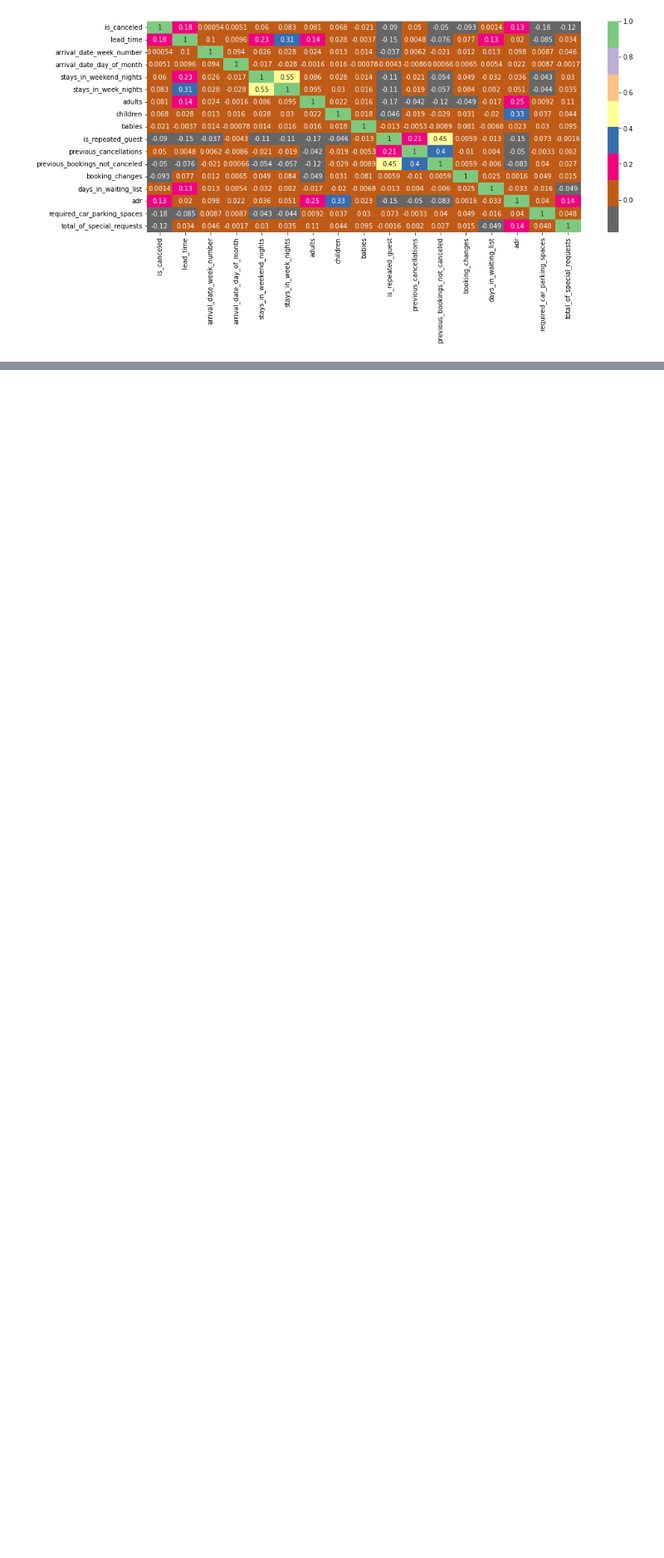
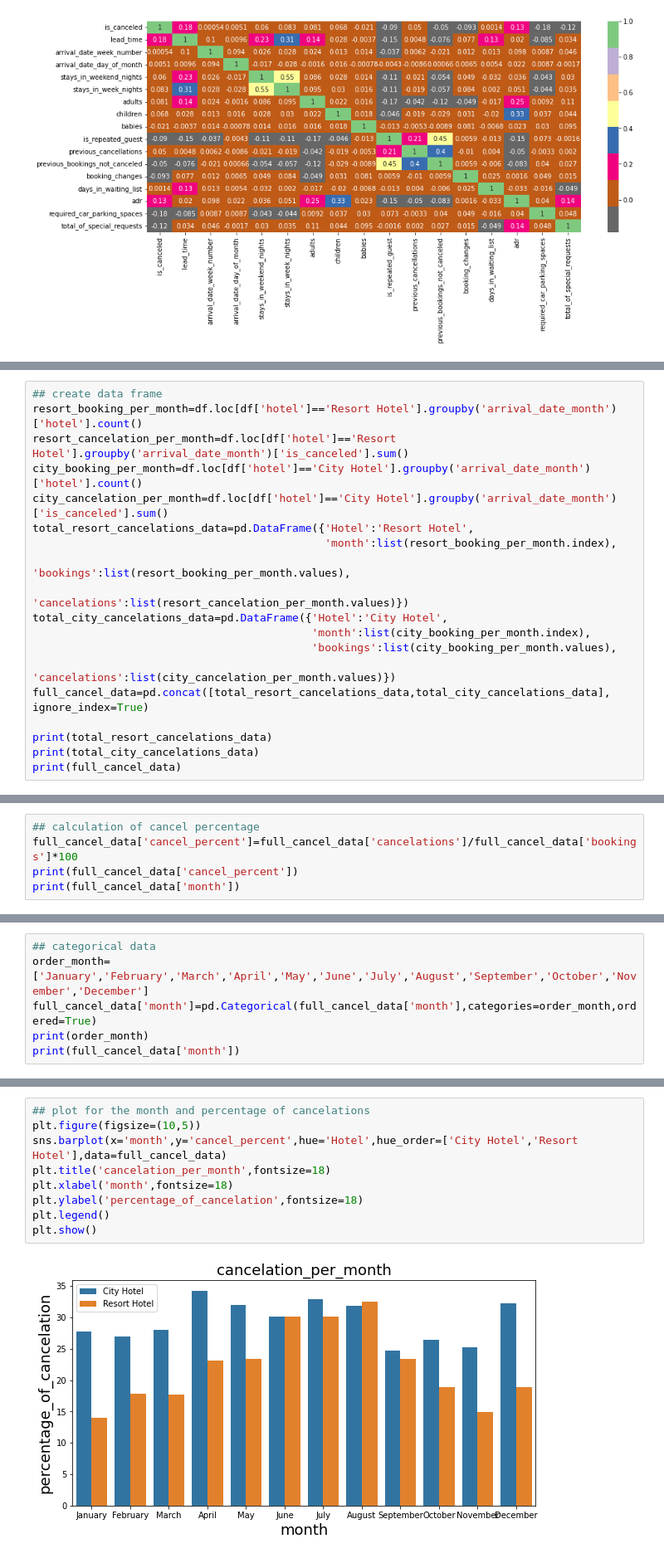
Before and after one commit to sudhakarkothuru/Exploratory-Data-Analysis-on-Hotel-Bookings, a Jupyter notebook: Exploratory_Data_Analysis_on_Hotel_Bookings_Capstone_Project.ipynb, the cells around one changed output, grey strips where cells are left out. Shown at 83% size. Saved outputs shown, nothing was run; the diff lists cells and outputs as text; blank space fills up the shorter version.

Commit message:
Data Modeling

```diff
--- a/Exploratory_Data_Analysis_on_Hotel_Bookings_Capstone_Project.ipynb
+++ b/Exploratory_Data_Analysis_on_Hotel_Bookings_Capstone_Project.ipynb
@@ -529,0 +582,19 @@ df.corr()
+# %%
+## create data frame
+resort_booking_per_month=df.loc[df['hotel']=='Resort Hotel'].groupby('arrival_date_month')['hotel'].count()
+resort_cancelation_per_month=df.loc[df['hotel']=='Resort Hotel'].groupby('arrival_date_month')['is_canceled'].sum()
+city_booking_per_month=df.loc[df['hotel']=='City Hotel'].groupby('arrival_date_month')['hotel'].count()
+city_cancelation_per_month=df.loc[df['hotel']=='City Hotel'].groupby('arrival_date_month')['is_canceled'].sum()
+total_resort_cancelations_data=pd.DataFrame({'Hotel':'Resort Hotel',
+                                             'month':list(resort_booking_per_month.index),
+                                             'bookings':list(resort_booking_per_month.values),
+                                             'cancelations':list(resort_cancelation_per_month.values)})
+total_city_cancelations_data=pd.DataFrame({'Hotel':'City Hotel',
+                                           'month':list(city_booking_per_month.index),
+                                           'bookings':list(city_booking_per_month.values),
+                                           'cancelations':list(city_cancelation_per_month.values)})
+full_cancel_data=pd.concat([total_resort_cancelations_data,total_city_cancelations_data], ignore_index=True)
+
+print(total_resort_cancelations_data)
+print(total_city_cancelations_data)
+print(full_cancel_data)
@@ -529,0 +619,5 @@ df.corr()
+# %%
+## calculation of cancel percentage
+full_cancel_data['cancel_percent']=full_cancel_data['cancelations']/full_cancel_data['bookings']*100
+print(full_cancel_data['cancel_percent'])
+print(full_cancel_data['month'])
@@ -529,0 +642,6 @@ df.corr()
+# %%
+## categorical data
+order_month=['January','February','March','April','May','June','July','August','September','October','November','December']
+full_cancel_data['month']=pd.Categorical(full_cancel_data['month'],categories=order_month,ordered=True)
+print(order_month)
+print(full_cancel_data['month'])
@@ -529,0 +666,11 @@ df.corr()
+# %%
+## plot for the month and percentage of cancelations
+plt.figure(figsize=(10,5))
+sns.barplot(x='month',y='cancel_percent',hue='Hotel',hue_order=['City Hotel','Resort Hotel'],data=full_cancel_data)
+plt.title('cancelation_per_month',fontsize=18)
+plt.xlabel('month',fontsize=18)
+plt.ylabel('percentage_of_cancelation',fontsize=18)
+plt.legend()
+plt.show()
+# %% [output]
+[figure, added]
```
Also changed, not shown: parts of 10 cells of this notebook.
